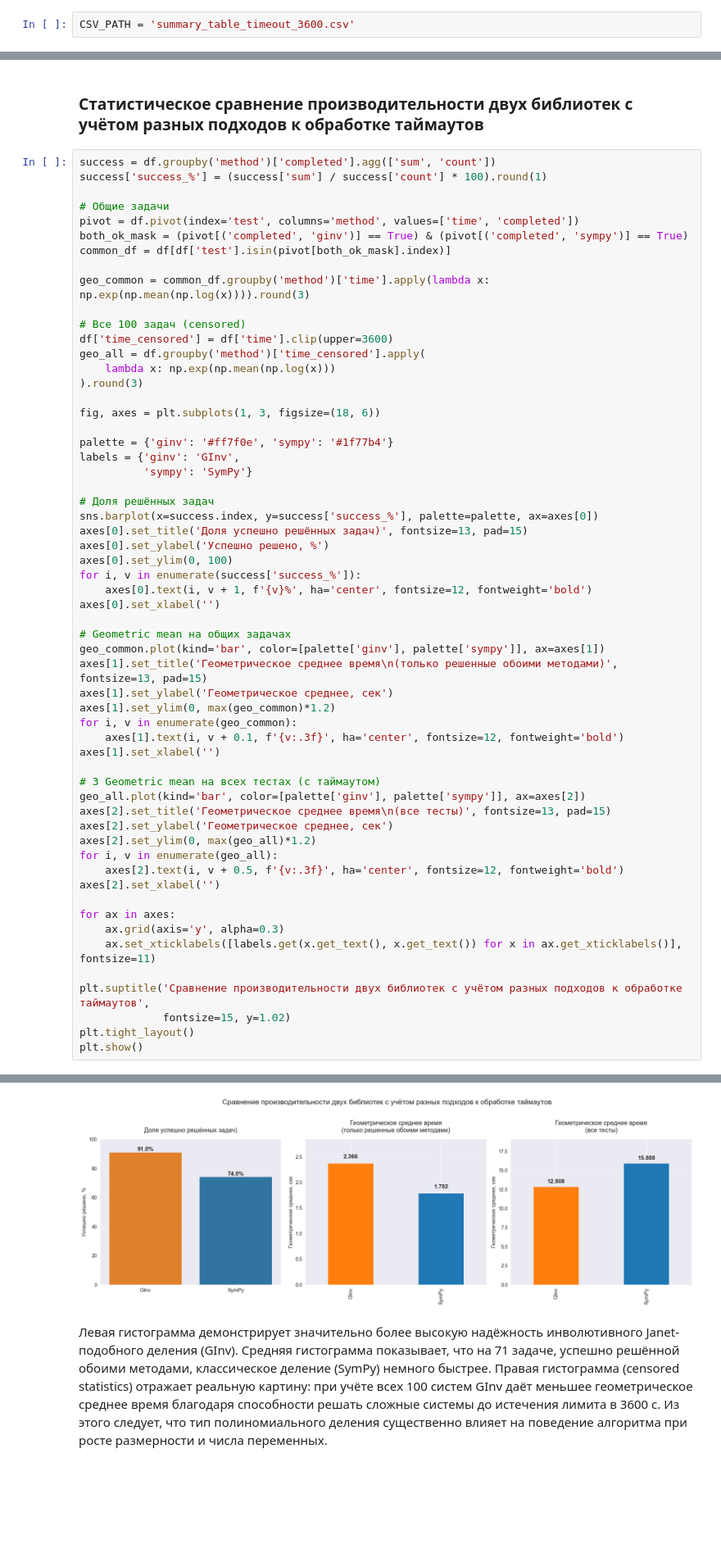
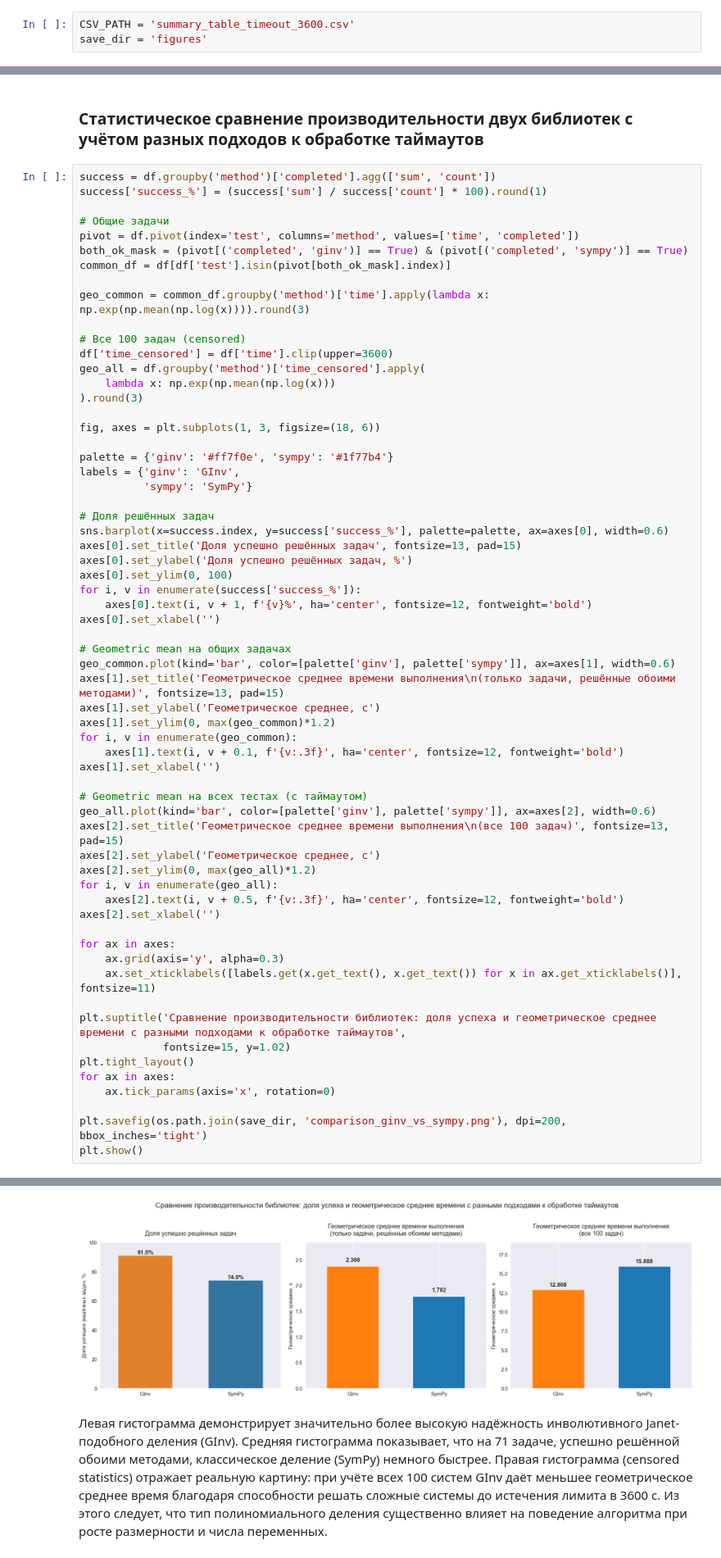
Before and after one commit to ngalatsan/groebner-runtimes, a Jupyter notebook: stat_analysis.ipynb, the cells around one changed output, grey strips where cells are left out. Shown at 82% size. Cells and saved outputs as stored; diff of their text form; blank space fills up the shorter version.

Commit message:
update analysis and save figs

```diff
--- a/stat_analysis.ipynb
+++ b/stat_analysis.ipynb
@@ -16,5 +17,6 @@ pd.set_option('display.width', 1000)
 # %%
 CSV_PATH = 'summary_table_timeout_3600.csv'
+save_dir = 'figures'
 # %% [markdown]
 Загрузка и предобработка данных:
 # %%
@@ -272,27 +274,27 @@ labels = {'ginv': 'GInv',
           'sympy': 'SymPy'}
 
 # Доля решённых задач
-sns.barplot(x=success.index, y=success['success_%'], palette=palette, ax=axes[0])
-axes[0].set_title('Доля успешно решённых задач)', fontsize=13, pad=15)
-axes[0].set_ylabel('Успешно решено, %')
+sns.barplot(x=success.index, y=success['success_%'], palette=palette, ax=axes[0], width=0.6)
+axes[0].set_title('Доля успешно решённых задач', fontsize=13, pad=15)
+axes[0].set_ylabel('Доля успешно решённых задач, %')
 axes[0].set_ylim(0, 100)
 for i, v in enumerate(success['success_%']):
     axes[0].text(i, v + 1, f'{v}%', ha='center', fontsize=12, fontweight='bold')
 axes[0].set_xlabel('')
 
 # Geometric mean на общих задачах
-geo_common.plot(kind='bar', color=[palette['ginv'], palette['sympy']], ax=axes[1])
-axes[1].set_title('Геометрическое среднее время\n(только решенные обоими методами)', fontsize=13, pad=15)
-axes[1].set_ylabel('Геометрическое среднее, сек')
+geo_common.plot(kind='bar', color=[palette['ginv'], palette['sympy']], ax=axes[1], width=0.6)
+axes[1].set_title('Геометрическое среднее времени выполнения\n(только задачи, решённые обоими методами)', fontsize=13, pad=15)
+axes[1].set_ylabel('Геометрическое среднее, с')
 axes[1].set_ylim(0, max(geo_common)*1.2)
 for i, v in enumerate(geo_common):
     axes[1].text(i, v + 0.1, f'{v:.3f}', ha='center', fontsize=12, fontweight='bold')
 axes[1].set_xlabel('')
 
-# 3 Geometric mean на всех тестах (с таймаутом)
-geo_all.plot(kind='bar', color=[palette['ginv'], palette['sympy']], ax=axes[2])
-axes[2].set_title('Геометрическое среднее время\n(все тесты)', fontsize=13, pad=15)
-axes[2].set_ylabel('Геометрическое среднее, сек')
+# Geometric mean на всех тестах (с таймаутом)
+geo_all.plot(kind='bar', color=[palette['ginv'], palette['sympy']], ax=axes[2], width=0.6)
+axes[2].set_title('Геометрическое среднее времени выполнения\n(все 100 задач)', fontsize=13, pad=15)
+axes[2].set_ylabel('Геометрическое среднее, с')
 axes[2].set_ylim(0, max(geo_all)*1.2)
 for i, v in enumerate(geo_all):
     axes[2].text(i, v + 0.5, f'{v:.3f}', ha='center', fontsize=12, fontweight='bold')
@@ -302,9 +304,13 @@ for ax in axes:
     ax.grid(axis='y', alpha=0.3)
     ax.set_xticklabels([labels.get(x.get_text(), x.get_text()) for x in ax.get_xticklabels()], fontsize=11)
 
-plt.suptitle('Сравнение производительности двух библиотек с учётом разных подходов к обработке таймаутов',
+plt.suptitle('Сравнение производительности библиотек: доля успеха и геометрическое среднее времени с разными подходами к обработке таймаутов',
              fontsize=15, y=1.02)
 plt.tight_layout()
+for ax in axes:
+    ax.tick_params(axis='x', rotation=0)
+
+plt.savefig(os.path.join(save_dir, 'comparison_ginv_vs_sympy.png'), dpi=200, bbox_inches='tight')
 plt.show()
 # %% [output]
 Passing `palette` without assigning `hue` is deprecated and will be removed in v0.14.0. Assign the `x` variable to `hue` and set `legend=False` for the same effect.
@@ -313,4 +319,4 @@ Passing `palette` without assigning `hue` is deprecated and will be removed in v
-[figure, old version]
+[figure, new version]
 # %% [markdown]
 Левая гистограмма демонстрирует значительно более высокую надёжность инволютивного Janet-подобного деления (GInv). Средняя гистограмма показывает, что на 71 задаче, успешно решённой обоими методами, классическое деление (SymPy) немного быстрее. Правая гистограмма (censored statistics) отражает реальную картину: при учёте всех 100 систем GInv даёт меньшее геометрическое среднее время благодаря способности решать сложные системы до истечения лимита в 3600 с. Из этого следует, что тип полиномиального деления существенно влияет на поведение алгоритма при росте размерности и числа переменных.
 # %% [markdown]
```
Also changed, not shown: parts of 13 cells of this notebook, 9 other files.
